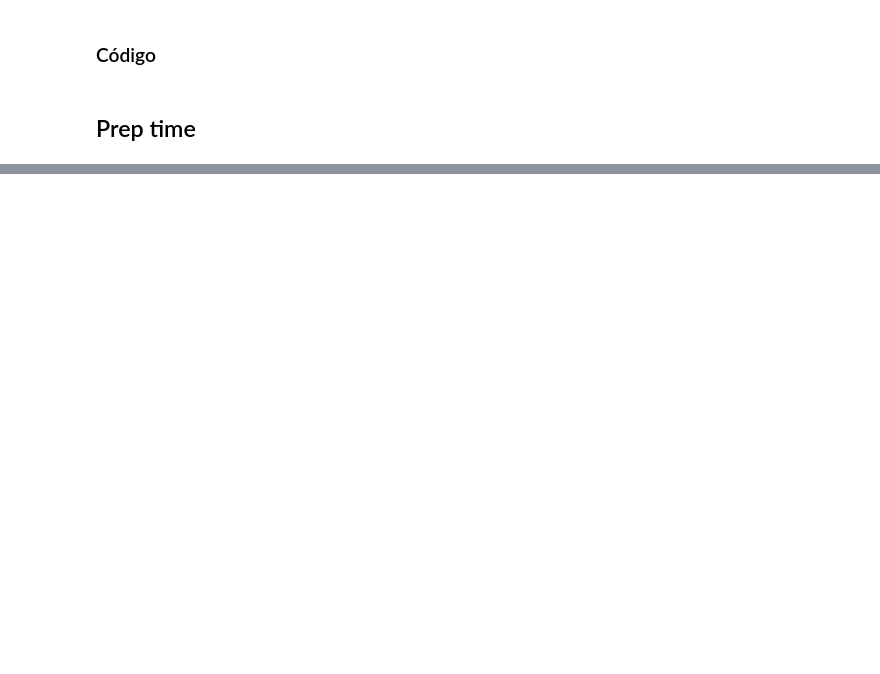
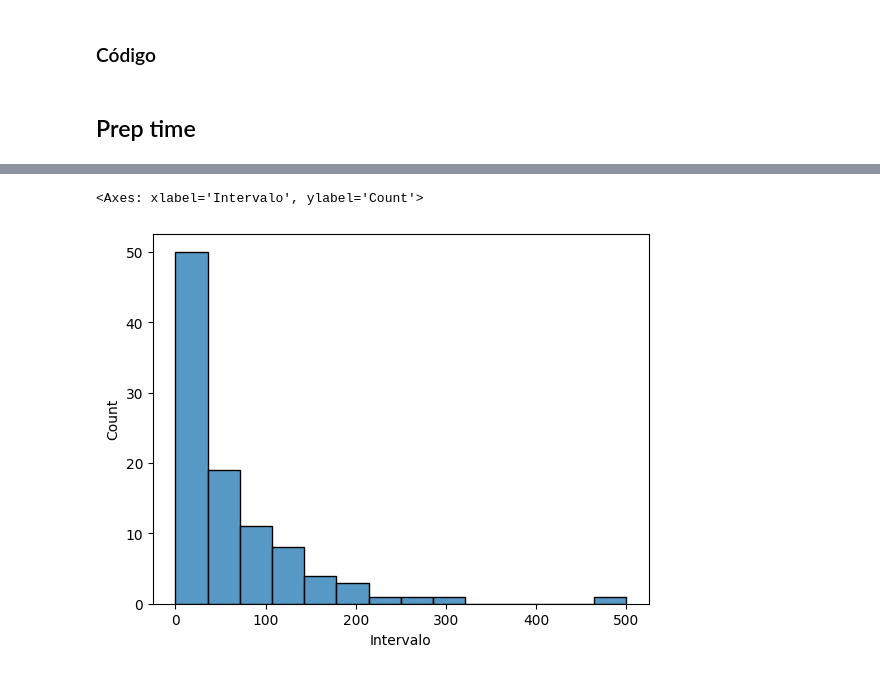
Before and after one commit to ErickFiel/Simulacao-Discreta, a Jupyter notebook: simulation.ipynb, the cells around one changed output, grey strips where cells are left out. Drawn from its saved outputs; the diff is of its cells as text; code cells hidden in the pictures; blank space fills up the shorter version.

```diff
--- a/simulation.ipynb
+++ b/simulation.ipynb
@@ -308,0 +345,5 @@ df_times = pd.read_excel('intervalos_chegada_lavanderia.xlsx')
+# %%
+sns.histplot(data=df_times, x = 'Intervalo')
+# %% [output]
+<Axes: xlabel='Intervalo', ylabel='Count'>
+[figure, added]
```
Also changed, not shown: parts of 10 cells of this notebook.
